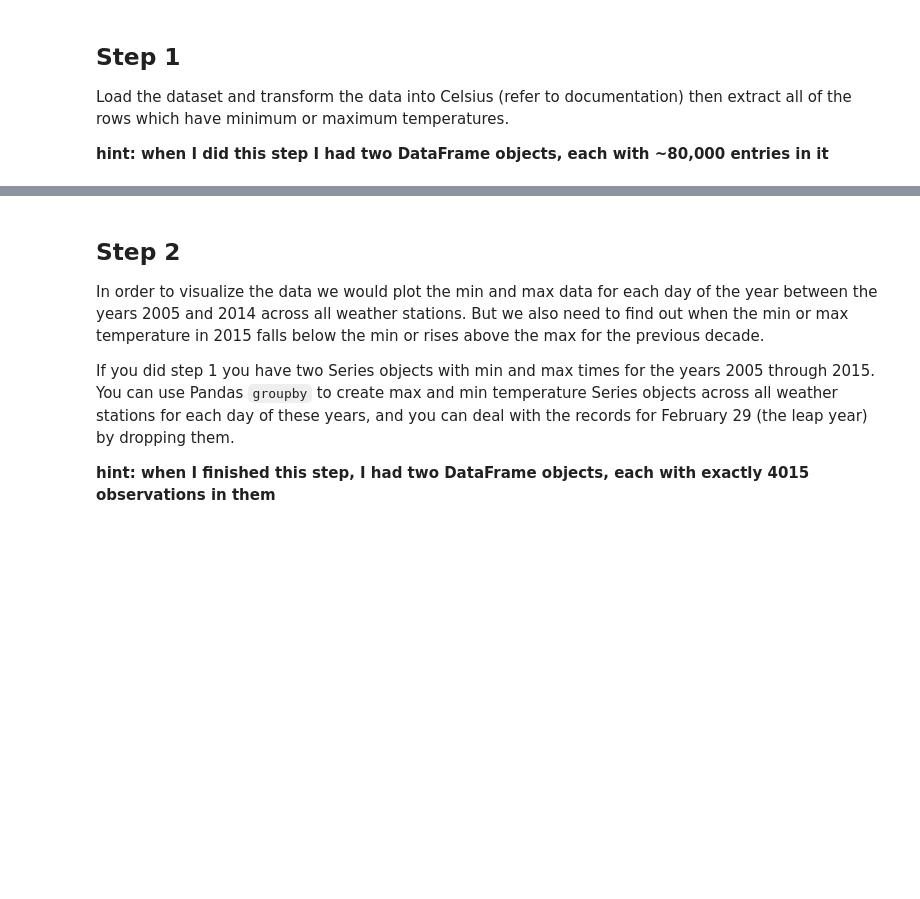
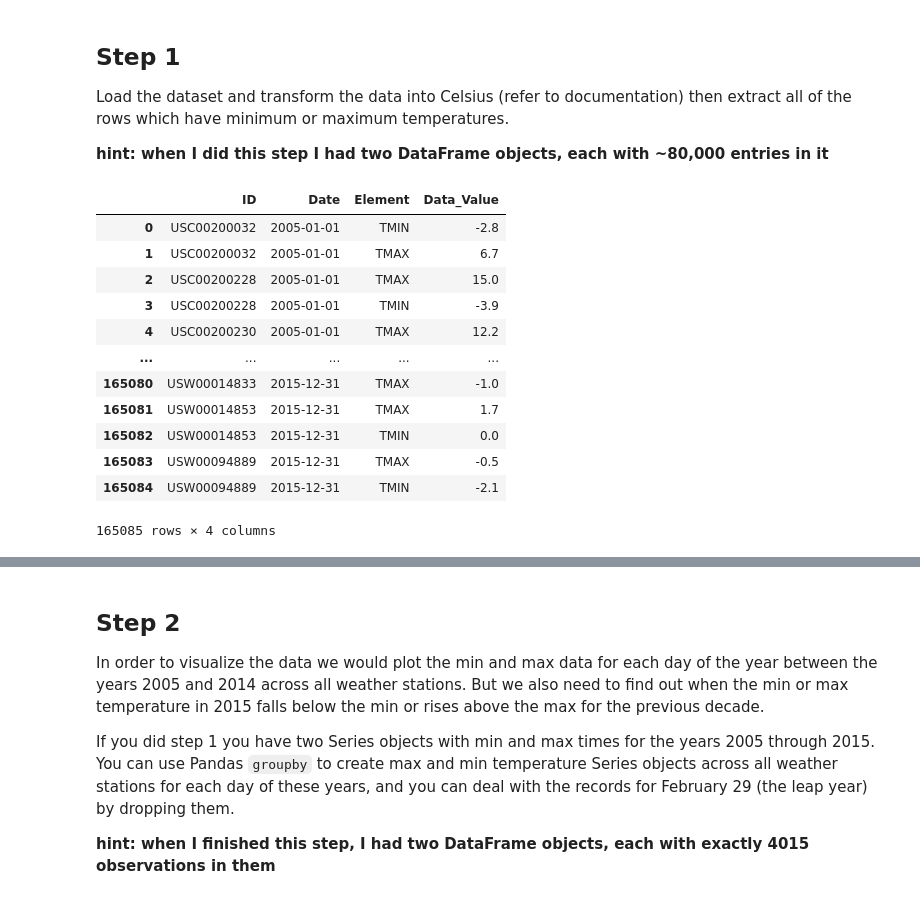
Before and after one commit to dachacond/applied-plotting, a Jupyter notebook: assignments/course2_assignment2/assignment2.ipynb, the cells around one changed output, grey strips where cells are left out. Saved outputs shown, nothing was run; the diff lists cells and outputs as text; code cells hidden in the pictures; blank space fills up the shorter version.

```diff
--- a/assignments/course2_assignment2/assignment2.ipynb
+++ b/assignments/course2_assignment2/assignment2.ipynb
@@ -59,4 +59,20 @@ __hint: when I did this step I had two DataFrame objects, each with ~80,000 entr
 # %%
 import pandas as pd
 df = pd.read_csv('assets/fb441e62df2d58994928907a91895ec62c2c42e6cd075c2700843b89.csv')
-df.head()
+df = df.sort_values(by=['Date', 'ID']).reset_index(drop=True)
+df['Data_Value'] = df['Data_Value']/10
+df
+# %% [output]
+|  | ID | Date | Element | Data_Value |
+| 0 | USC00200032 | 2005-01-01 | TMIN | -2.8 |
+| 1 | USC00200032 | 2005-01-01 | TMAX | 6.7 |
+| 2 | USC00200228 | 2005-01-01 | TMAX | 15.0 |
+| 3 | USC00200228 | 2005-01-01 | TMIN | -3.9 |
+| 4 | USC00200230 | 2005-01-01 | TMAX | 12.2 |
+| ... | ... | ... | ... | ... |
+| 165080 | USW00014833 | 2015-12-31 | TMAX | -1.0 |
+| 165081 | USW00014853 | 2015-12-31 | TMAX | 1.7 |
+| 165082 | USW00014853 | 2015-12-31 | TMIN | 0.0 |
+| 165083 | USW00094889 | 2015-12-31 | TMAX | -0.5 |
+| 165084 | USW00094889 | 2015-12-31 | TMIN | -2.1 |
+165085 rows × 4 columns
```
Also changed, not shown: parts of 9 cells of this notebook.
